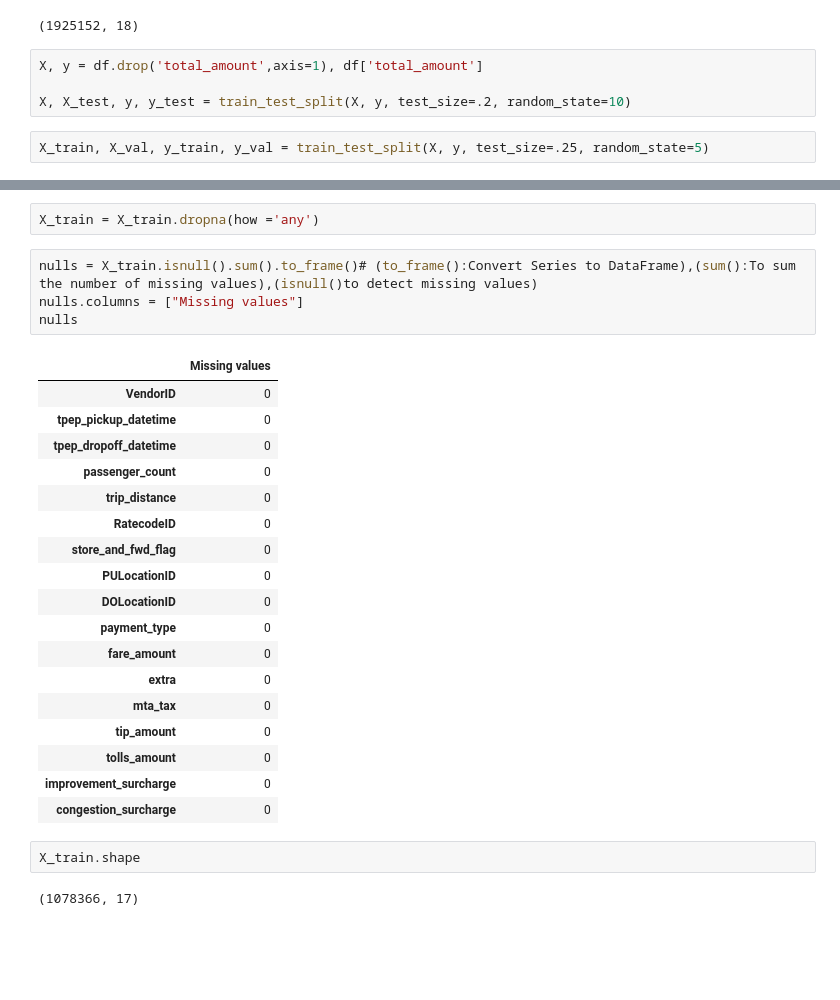
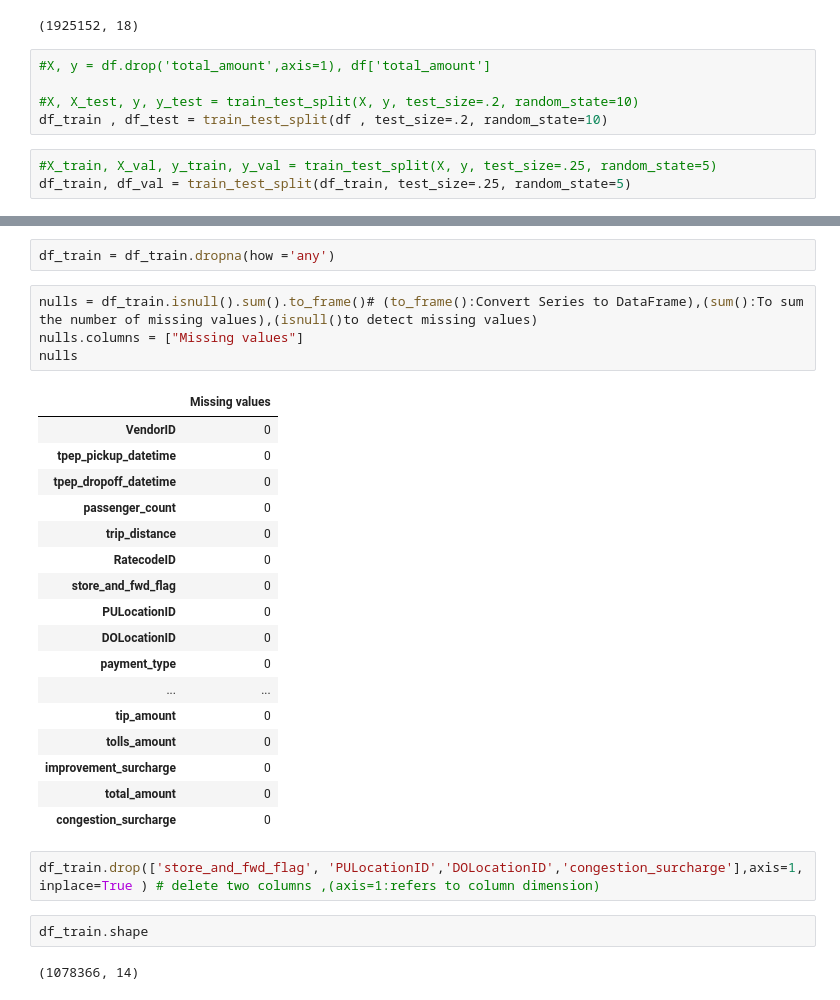
Before and after one commit to Mashael2030/Gemstone-Price-Prediction--Regression-Techniques, a Jupyter notebook: Project 2 - Regression.ipynb, the cells around one changed output, grey strips where cells are left out. Drawn from its saved outputs; the diff is of its cells as text; blank space fills up the shorter version.

```diff
--- a/Project 2 - Regression.ipynb
+++ b/Project 2 - Regression.ipynb
@@ -35,9 +36,11 @@ df.shape
 # %% [output]
 (1925152, 18)
 # %%
-X, y = df.drop('total_amount',axis=1), df['total_amount']
+#X, y = df.drop('total_amount',axis=1), df['total_amount']
 
-X, X_test, y, y_test = train_test_split(X, y, test_size=.2, random_state=10)
+#X, X_test, y, y_test = train_test_split(X, y, test_size=.2, random_state=10)
+df_train , df_test = train_test_split(df , test_size=.2, random_state=10)
 # %%
-X_train, X_val, y_train, y_val = train_test_split(X, y, test_size=.25, random_state=5)
+#X_train, X_val, y_train, y_val = train_test_split(X, y, test_size=.25, random_state=5)
+df_train, df_val = train_test_split(df_train, test_size=.25, random_state=5)
 # %%
@@ -110,31 +113,32 @@ nulls
 | congestion_surcharge | 0 |
 # %%
-X_train = X_train.dropna(how ='any')
+df_train = df_train.dropna(how ='any')
 # %%
-nulls = X_train.isnull().sum().to_frame()# (to_frame():Convert Series to DataFrame),(sum():To sum the number of missing values),(isnull()to detect missing values)
+nulls = df_train.isnull().sum().to_frame()# (to_frame():Convert Series to DataFrame),(sum():To sum the number of missing values),(isnull()to detect missing values)
 nulls.columns = ["Missing values"]
 nulls
 # %% [output]
 |  | Missing values |
 | VendorID | 0 |
 | tpep_pickup_datetime | 0 |
 | tpep_dropoff_datetime | 0 |
 | passenger_count | 0 |
 | trip_distance | 0 |
 | RatecodeID | 0 |
 | store_and_fwd_flag | 0 |
 | PULocationID | 0 |
 | DOLocationID | 0 |
 | payment_type | 0 |
-| fare_amount | 0 |
-| extra | 0 |
-| mta_tax | 0 |
+| ... | ... |
 | tip_amount | 0 |
 | tolls_amount | 0 |
 | improvement_surcharge | 0 |
+| total_amount | 0 |
 | congestion_surcharge | 0 |
-# %%
-X_train.shape
-# %% [output]
-(1078366, 17)
+# %%
+df_train.drop(['store_and_fwd_flag', 'PULocationID','DOLocationID','congestion_surcharge'],axis=1, inplace=True ) # delete two columns ,(axis=1:refers to column dimension)
+# %%
+df_train.shape
+# %% [output]
+(1078366, 14)
 # %%
```
Also changed, not shown: parts of 12 cells of this notebook.
